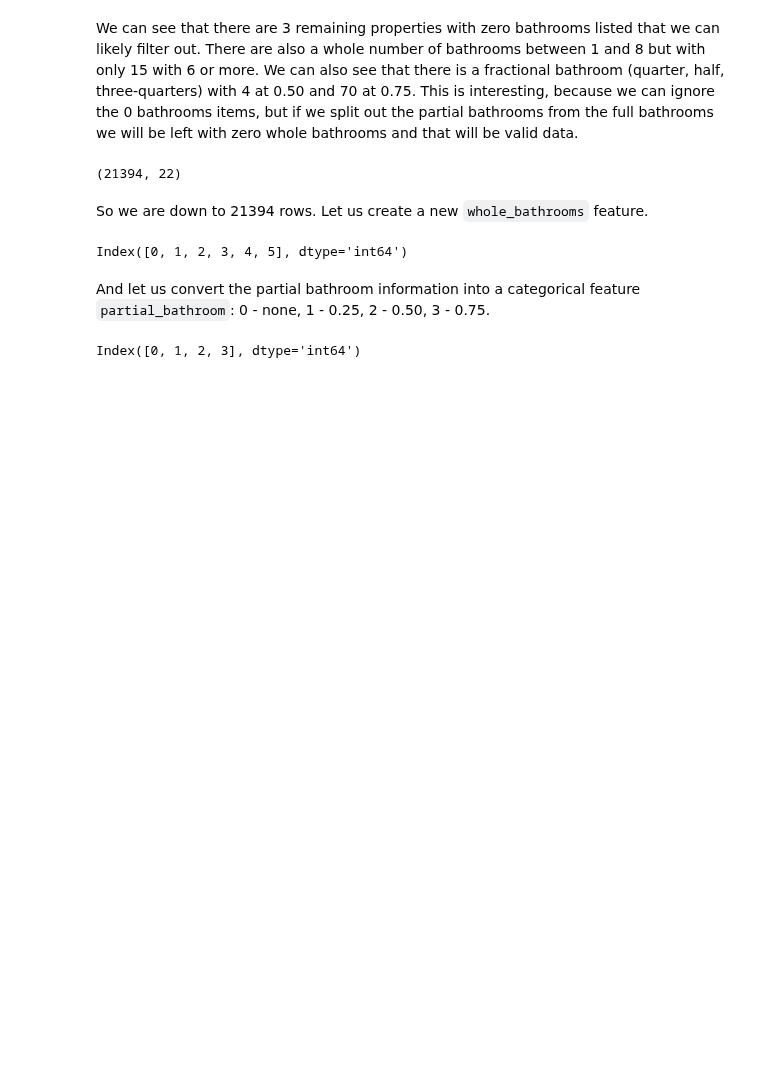
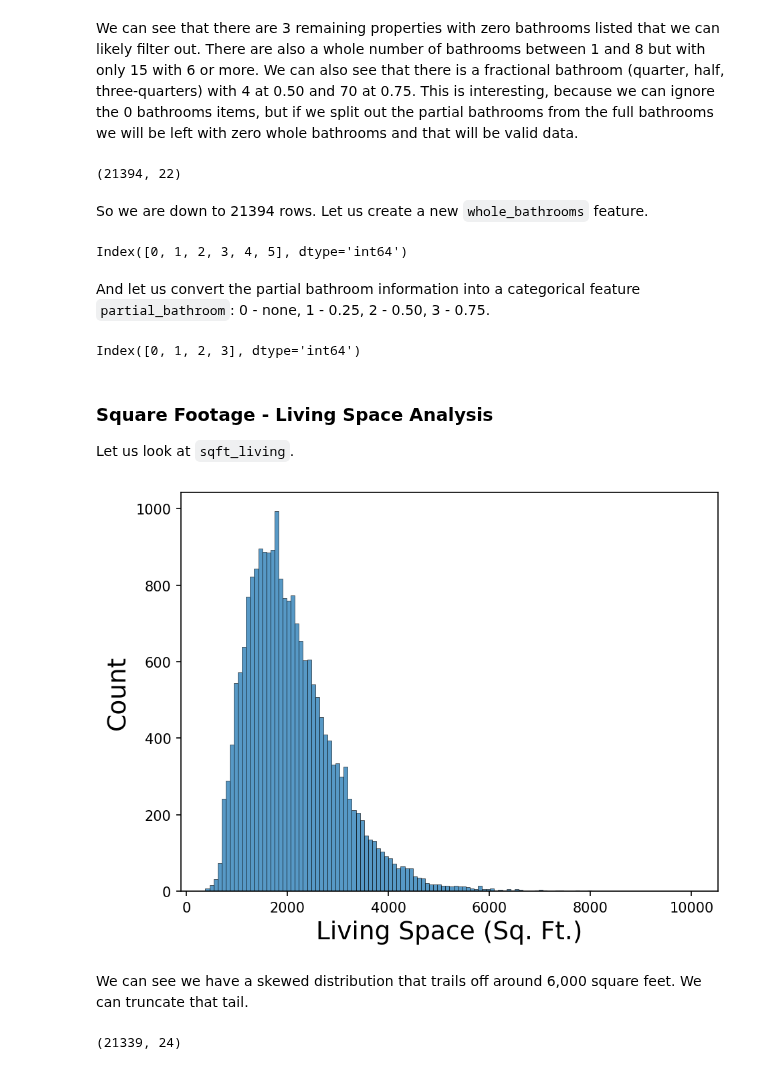
Before and after one commit to jmfb/CS5610, a Jupyter notebook: m4p4/M4 Project 4.ipynb, the cells around one changed output. Drawn from its saved outputs; the diff is of its cells as text; code cells hidden in the pictures; blank space fills up the shorter version.

Commit message:
Just adding a bunch more column analysis.

```diff
--- a/m4p4/M4 Project 4.ipynb
+++ b/m4p4/M4 Project 4.ipynb
@@ -220,3 +220,19 @@ filtered_df['partial_bathroom'] = filtered_df.bathrooms.apply(lambda value: 4 *
 filtered_df.partial_bathroom.cat.categories
 # %% [output]
 Index([0, 1, 2, 3], dtype='int64')
+# %% [markdown]
+### Square Footage - Living Space Analysis
+
+Let us look at `sqft_living`.
+# %%
+living_plot = sns.histplot(filtered_df.sqft_living)
+living_plot.set(xlabel="Living Space (Sq. Ft.)", ylabel="Count");
+# %% [output]
+[figure, added]
+# %% [markdown]
+We can see we have a skewed distribution that trails off around 6,000 square feet.  We can truncate that tail.
+# %%
+filtered_df = filtered_df[(filtered_df.sqft_living > 0) & (filtered_df.sqft_living <= 6000)]
+filtered_df.shape
+# %% [output]
+(21339, 24)
```
Also changed, not shown: parts of 29 cells of this notebook.
